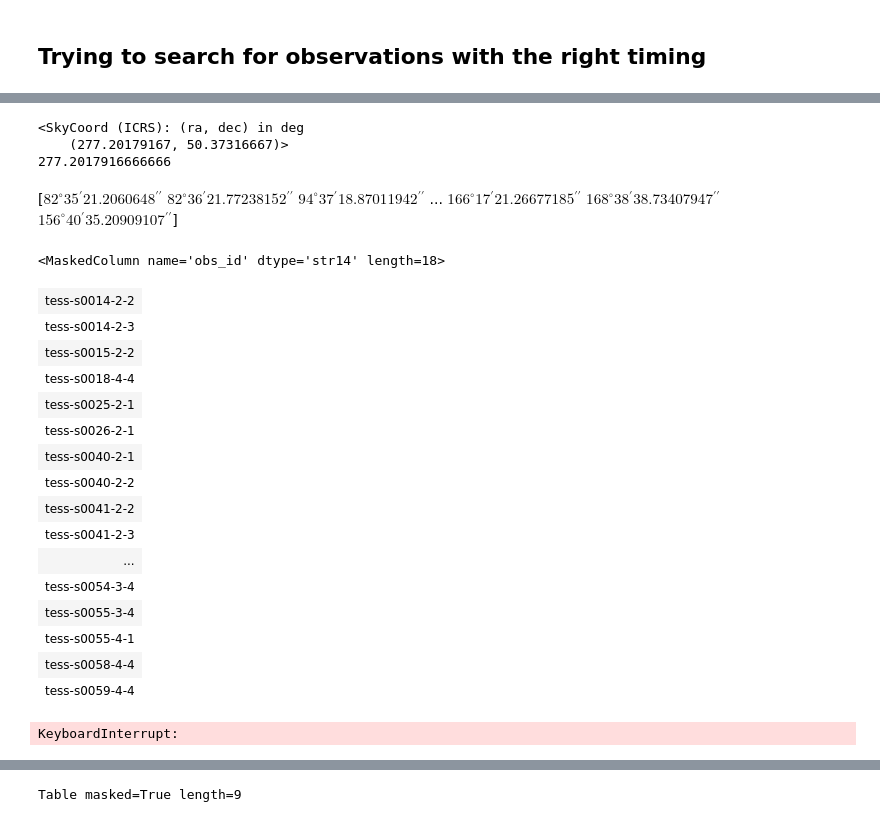
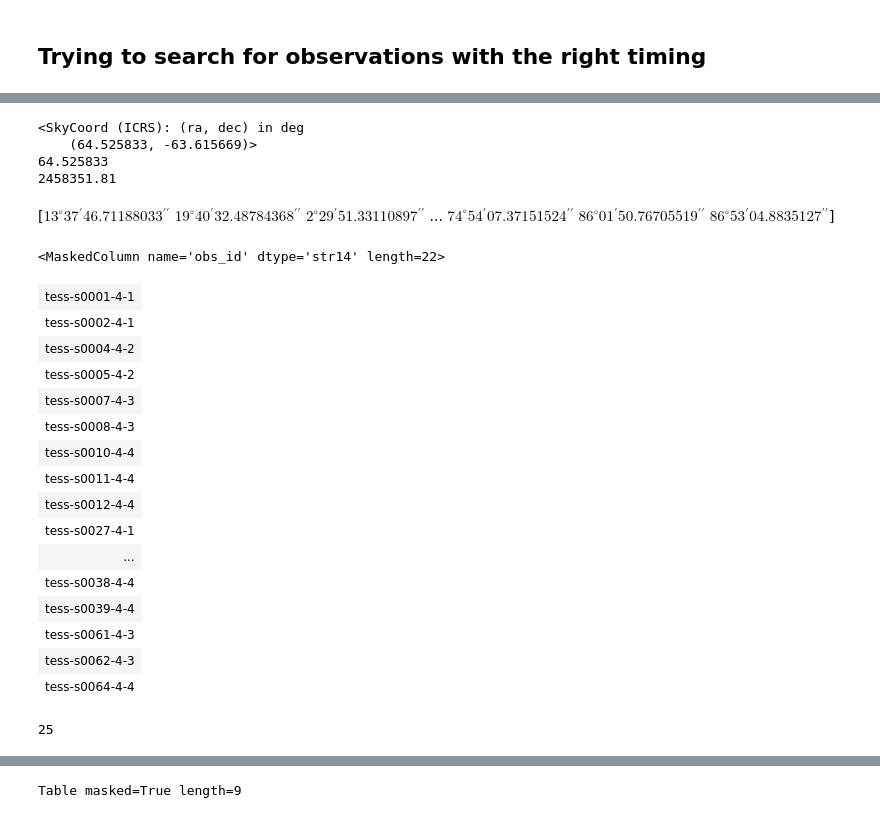
Before and after one commit to spacetelescope/project-tikebook, a Jupyter notebook: transients_nearby_galaxies/transients_nearby_galaxies.ipynb, the cells around one changed output, grey strips where cells are left out. Saved outputs shown, nothing was run; the diff lists cells and outputs as text; code cells hidden in the pictures.

Commit message:
Use all ZTF list, find those with tess sectors within 6 deg, next need to do time

```diff
--- a/transients_nearby_galaxies/transients_nearby_galaxies.ipynb
+++ b/transients_nearby_galaxies/transients_nearby_galaxies.ipynb
@@ -129,5 +74,6 @@ The [TESS Observations](https://tess.mit.edu/observations/) page provides useful
 # %%
-# This query is very fast
 FFIs = Observations.query_criteria(project='TESS',target_name='TESS FFI')
+print('Length of FFI table: ',len(FFIs))
+FFIs.sort('t_min')
 FFIs[0:3]
 # %% [output]
@@ -158,8 +114,2 @@ To first order, a coordinate of our transient event will be in our field of view
 # %%
 nFFI=len(FFIs)
-# %%
-# Parse the s_region into corners
-FFIs['RA_min']=[np.min([float(FFIs['s_region'][j].split(' ')[i]) for i in [1,3,5,7,9]]) for j in range(nFFI)]
-FFIs['RA_max']=[np.max([float(FFIs['s_region'][j].split(' ')[i]) for i in [1,3,5,7,9]]) for j in range(nFFI)]
-FFIs['Dec_min']=[np.min([float(FFIs['s_region'][j].split(' ')[i]) for i in [2,4,6,8,10]]) for j in range(nFFI)]
-FFIs['Dec_max']=[np.max([float(FFIs['s_region'][j].split(' ')[i]) for i in [2,4,6,8,10]]) for j in range(nFFI)]
@@ -230,44 +160,42 @@ row['RA']+row['Dec']
 # %%
-c=SkyCoord(row['RA'],row['Dec'],unit=(u.hourangle,u.deg))
+# A test with SN2018fhw
+c=SkyCoord(64.525833,-63.615669,unit=(u.deg,u.deg))
+peak=Time('2018-08-21 07:26:24.000')
+#c=SkyCoord(row['RA'],row['Dec'],unit=(u.hourangle,u.deg))
 print(c)
 print(c.ra.value)
+print(peak.jd)
 # %% [output]
 <SkyCoord (ICRS): (ra, dec) in deg
-    (277.20179167, 50.37316667)>
-277.2017916666666
+    (64.525833, -63.615669)>
+64.525833
+2458351.81
 # %%
 c.separation(SkyCoord(FFIs['s_ra'],FFIs['s_dec'],unit=(u.deg,u.deg)))
 # %% [output]
-[$82^\circ35{}^\prime21.2060648{}^{\prime\prime}$
- $82^\circ36{}^\prime21.77238152{}^{\prime\prime}$
- $94^\circ37{}^\prime18.87011942{}^{\prime\prime}$ ...
- $166^\circ17{}^\prime21.26677185{}^{\prime\prime}$
- $168^\circ38{}^\prime38.73407947{}^{\prime\prime}$
- $156^\circ40{}^\prime35.20909107{}^{\prime\prime}$]
+[$13^\circ37{}^\prime46.71188033{}^{\prime\prime}$
+ $19^\circ40{}^\prime32.48784368{}^{\prime\prime}$
+ $2^\circ29{}^\prime51.33110897{}^{\prime\prime}$ ...
+ $74^\circ54{}^\prime07.37151524{}^{\prime\prime}$
+ $86^\circ01{}^\prime50.76705519{}^{\prime\prime}$
+ $86^\circ53{}^\prime04.8835127{}^{\prime\prime}$]
 # %%
-FFIs[(c.ra.value>FFIs['RA_min']) & (c.ra.value<FFIs['RA_max']) & (c.dec.value>FFIs['Dec_min']) & (c.dec.value<FFIs['Dec_max']) &
-     (c.separation(SkyCoord(FFIs['s_ra'],FFIs['s_dec'],unit=(u.deg,u.deg)))<8.5*u.deg)]['obs_id']
+FFIs[(c.separation(SkyCoord(FFIs['s_ra'],FFIs['s_dec'],unit=(u.deg,u.deg)))<6*u.deg)]['obs_id']
 # %% [output]
-<MaskedColumn name='obs_id' dtype='str14' length=18>
+<MaskedColumn name='obs_id' dtype='str14' length=22>
-| tess-s0014-2-2 |
-| tess-s0014-2-3 |
-| tess-s0015-2-2 |
-| tess-s0018-4-4 |
-| tess-s0025-2-1 |
-| tess-s0026-2-1 |
-| tess-s0040-2-1 |
-| tess-s0040-2-2 |
-| tess-s0041-2-2 |
-| tess-s0041-2-3 |
+| tess-s0001-4-1 |
+| tess-s0002-4-1 |
+| tess-s0004-4-2 |
+| tess-s0005-4-2 |
+| tess-s0007-4-3 |
+| tess-s0008-4-3 |
+| tess-s0010-4-4 |
+| tess-s0011-4-4 |
+| tess-s0012-4-4 |
+| tess-s0027-4-1 |
 | ... |
-| tess-s0054-3-4 |
-| tess-s0055-3-4 |
-| tess-s0055-4-1 |
-| tess-s0058-4-4 |
-| tess-s0059-4-4 |
+| tess-s0038-4-4 |
+| tess-s0039-4-4 |
+| tess-s0061-4-3 |
+| tess-s0062-4-3 |
+| tess-s0064-4-4 |
-# %%
-# Check how many I should get that match by coordinates...
-search_result=lk.search_tesscut(c)
-search_result
-# %% [output]
-KeyboardInterrupt:
@@ -278,0 +202,4 @@ for i,row in enumerate(tab):
+# %%
+np.sum((c.separation(SkyCoord(FFIs['s_ra'],FFIs['s_dec'],unit=(u.deg,u.deg)))<6.5*u.deg))
+# %% [output]
+25
```
Also changed, not shown: parts of 32 cells of this notebook.
